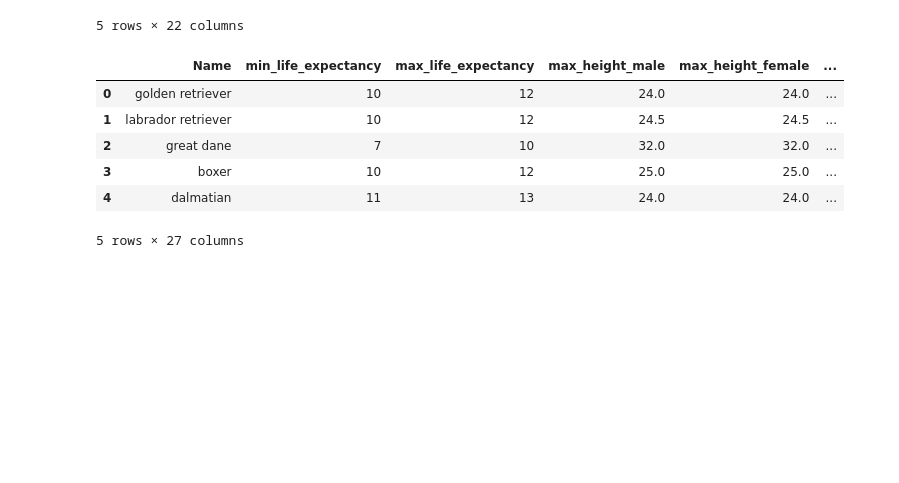
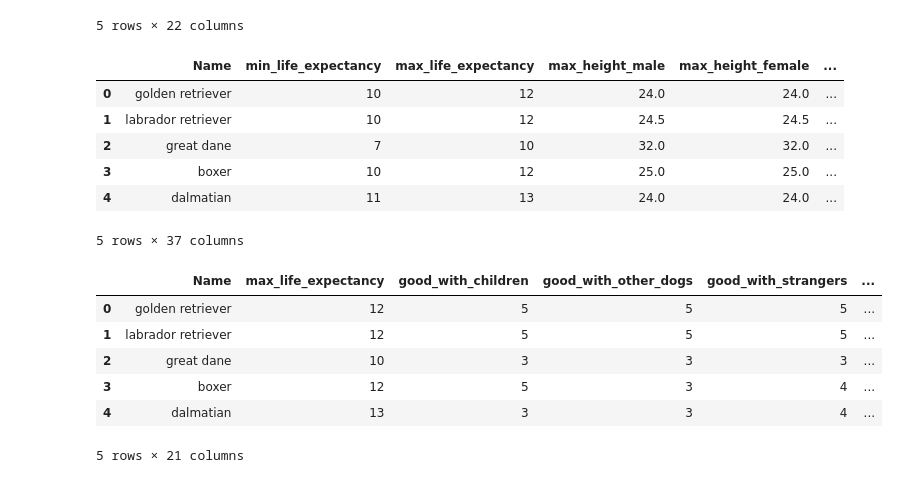
Before and after one commit to karencfisher/dog-app, a Jupyter notebook: notebooks/breeds2.ipynb, the cells around one changed output. Drawn from its saved outputs; the diff is of its cells as text; code cells hidden in the pictures; blank space fills up the shorter version.

```diff
--- a/notebooks/breeds2.ipynb
+++ b/notebooks/breeds2.ipynb
@@ -89,7 +89,11 @@ df_akc.head()
 | 4 | alaskan malamute | The Alaskan Malamute stands 23 to... | Affectionate, Loyal, Playful | 58 | 58.42 | 63.50 | 34.019428 | 38.555351 | ... |
 5 rows × 22 columns
 # %%
-df_merged2 = pd.merge(df_merged, df_akc[['Name', 'description', 'popularity', 'temperament']], on='Name', how='inner')
+df_merged2 = pd.merge(df_merged, df_akc[[
+    'Name', 'description', 'popularity', 'temperament', 'grooming_frequency_category', 'shedding_category',
+    'energy_level_category', 'trainability_category', 'demeanor_category', 'min_height', 'max_height',
+    'min_weight', 'max_weight', 'max_expectancy'
+]], on='Name', how='inner')
 df_merged2.head()
 # %% [output]
 |  | Name | min_life_expectancy | max_life_expectancy | max_height_male | max_height_female | ... |
@@ -98,4 +102,21 @@ df_merged2.head()
 | 2 | great dane | 7 | 10 | 32.0 | 32.0 | ... |
 | 3 | boxer | 10 | 12 | 25.0 | 25.0 | ... |
 | 4 | dalmatian | 11 | 13 | 24.0 | 24.0 | ... |
-5 rows × 27 columns
+5 rows × 37 columns
+# %%
+df_merged2.drop(columns=[
+    'shedding', 'grooming', 'drooling', 'coat_length', 'trainability',
+       'energy', 'min_life_expectancy', 'max_height_male',
+       'max_height_female', 'max_weight_male', 'max_weight_female',
+       'min_height_male', 'min_height_female', 'min_weight_male',
+       'min_weight_female', 'max_expectancy'
+], inplace=True)
+df_merged2.head()
+# %% [output]
+|  | Name | max_life_expectancy | good_with_children | good_with_other_dogs | good_with_strangers | ... |
+| 0 | golden retriever | 12 | 5 | 5 | 5 | ... |
+| 1 | labrador retriever | 12 | 5 | 5 | 5 | ... |
+| 2 | great dane | 10 | 3 | 3 | 3 | ... |
+| 3 | boxer | 12 | 5 | 3 | 4 | ... |
+| 4 | dalmatian | 13 | 3 | 3 | 4 | ... |
+5 rows × 21 columns
```
Also changed, not shown: parts of 7 cells of this notebook, 42 other files.
